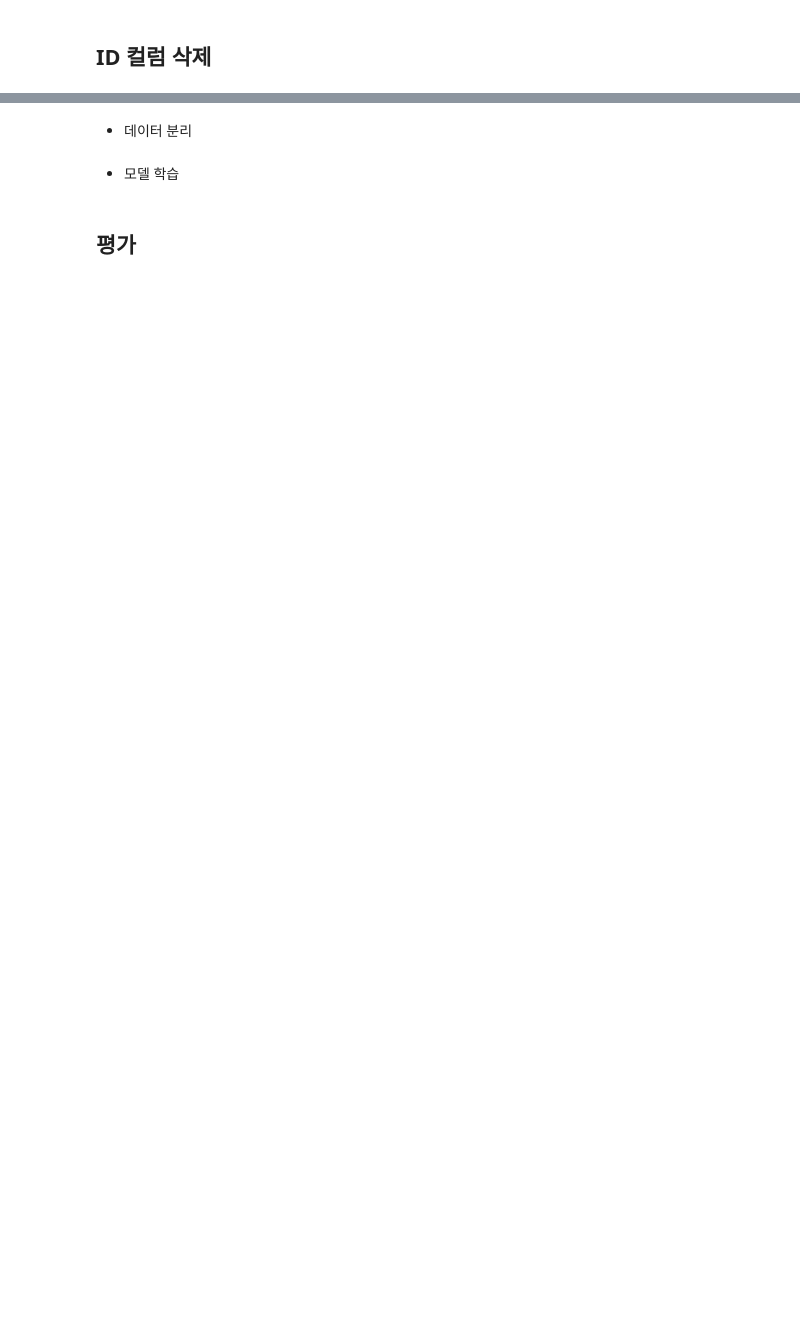
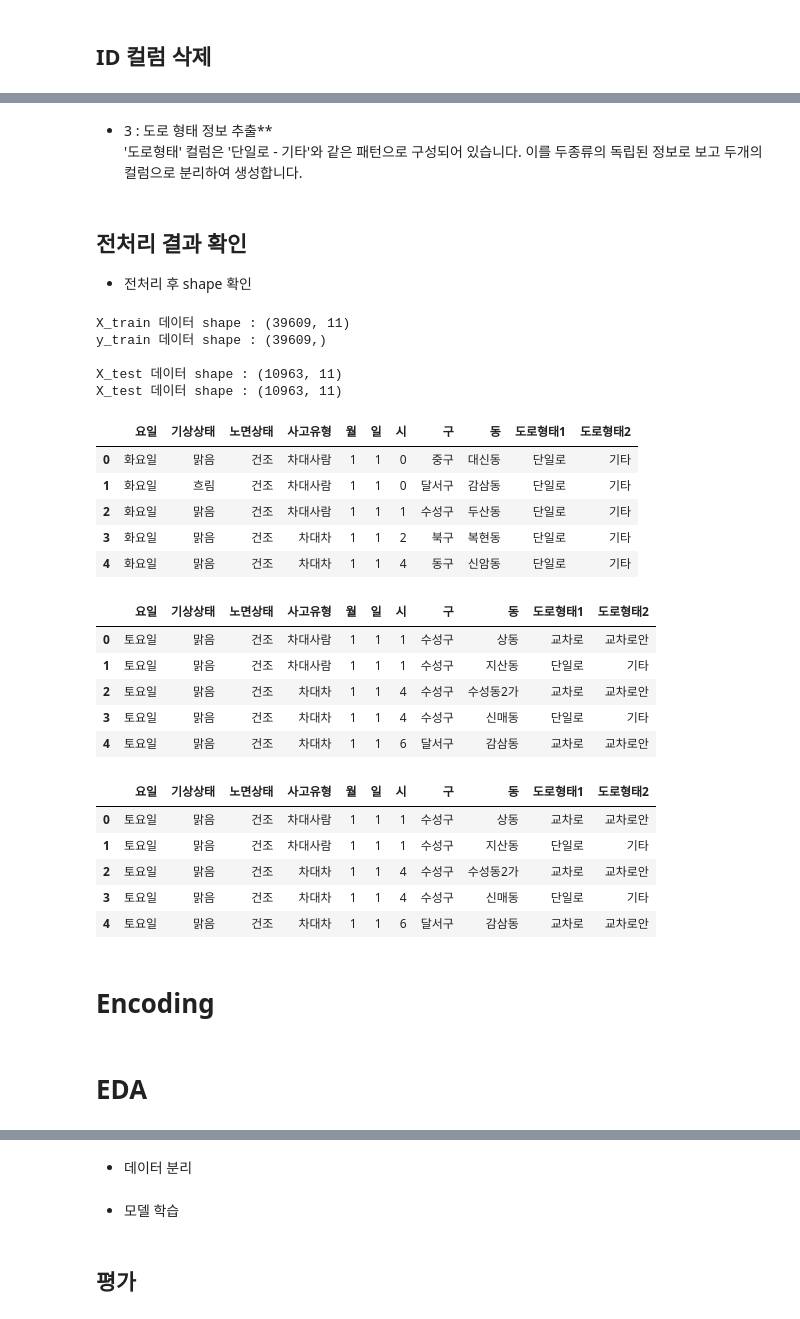
Before and after one commit to minseok1994/dacon_study, a Jupyter notebook: daegu_DEV/baseline.ipynb, the cells around one changed output, grey strips where cells are left out. Cells and saved outputs as stored; diff of their text form; code cells hidden in the pictures; blank space fills up the shorter version.

```diff
--- a/daegu_DEV/baseline.ipynb
+++ b/daegu_DEV/baseline.ipynb
@@ -402,0 +278,4 @@ print(f'X_test 데이터 shape : {X_test.shape}')
+# %%
+X_train.drop('ID', axis=1, inplace = True)
+X_test.drop('ID', axis=1, inplace = True)
+X_test_origin.drop('ID', axis=1, inplace = True)
@@ -402,0 +287,4 @@ print(f'X_test 데이터 shape : {X_test.shape}')
+# %%
+X_train = convert_to_datetime(X_train)
+X_test = convert_to_datetime(X_test)
+X_test_origin = convert_to_datetime(X_test_origin)
@@ -402,0 +295,52 @@ print(f'X_test 데이터 shape : {X_test.shape}')
+# %%
+X_train = extract_location(X_train)
+X_test = extract_location(X_test)
+X_test_origin = extract_location(X_test_origin)
+# %% [markdown]
+- 3 : 도로 형태 정보 추출**
+'도로형태' 컬럼은 '단일로 - 기타'와 같은 패턴으로 구성되어 있습니다. 이를 두종류의 독립된 정보로 보고 두개의 컬럼으로 분리하여 생성합니다.
+# %%
+X_train = split_road_type(X_train)
+X_test = split_road_type(X_test)
+X_test_origin = split_road_type(X_test_origin)
+# %% [markdown]
+## **전처리 결과 확인**
+
+- 전처리 후 shape 확인
+# %%
+print(f'X_train 데이터 shape : {X_train.shape}')
+print(f'y_train 데이터 shape : {y_train.shape}')
+print()
+print(f'X_test 데이터 shape : {X_test.shape}')
+print(f'X_test 데이터 shape : {X_test_origin.shape}')
+# %% [output]
+X_train 데이터 shape : (39609, 11)
+y_train 데이터 shape : (39609,)
+
+X_test 데이터 shape : (10963, 11)
+X_test 데이터 shape : (10963, 11)
+# %%
+display(X_train.head())
+display(X_test.head())
+display(X_test_origin.head())
+# %% [output]
+|  | 요일 | 기상상태 | 노면상태 | 사고유형 | 월 | 일 | 시 | 구 | 동 | 도로형태1 | 도로형태2 |
+| 0 | 화요일 | 맑음 | 건조 | 차대사람 | 1 | 1 | 0 | 중구 | 대신동 | 단일로 | 기타 |
+| 1 | 화요일 | 흐림 | 건조 | 차대사람 | 1 | 1 | 0 | 달서구 | 감삼동 | 단일로 | 기타 |
+| 2 | 화요일 | 맑음 | 건조 | 차대사람 | 1 | 1 | 1 | 수성구 | 두산동 | 단일로 | 기타 |
+| 3 | 화요일 | 맑음 | 건조 | 차대차 | 1 | 1 | 2 | 북구 | 복현동 | 단일로 | 기타 |
+| 4 | 화요일 | 맑음 | 건조 | 차대차 | 1 | 1 | 4 | 동구 | 신암동 | 단일로 | 기타 |
+|  | 요일 | 기상상태 | 노면상태 | 사고유형 | 월 | 일 | 시 | 구 | 동 | 도로형태1 | 도로형태2 |
+| 0 | 토요일 | 맑음 | 건조 | 차대사람 | 1 | 1 | 1 | 수성구 | 상동 | 교차로 | 교차로안 |
+| 1 | 토요일 | 맑음 | 건조 | 차대사람 | 1 | 1 | 1 | 수성구 | 지산동 | 단일로 | 기타 |
+| 2 | 토요일 | 맑음 | 건조 | 차대차 | 1 | 1 | 4 | 수성구 | 수성동2가 | 교차로 | 교차로안 |
+| 3 | 토요일 | 맑음 | 건조 | 차대차 | 1 | 1 | 4 | 수성구 | 신매동 | 단일로 | 기타 |
+| 4 | 토요일 | 맑음 | 건조 | 차대차 | 1 | 1 | 6 | 달서구 | 감삼동 | 교차로 | 교차로안 |
+|  | 요일 | 기상상태 | 노면상태 | 사고유형 | 월 | 일 | 시 | 구 | 동 | 도로형태1 | 도로형태2 |
+| 0 | 토요일 | 맑음 | 건조 | 차대사람 | 1 | 1 | 1 | 수성구 | 상동 | 교차로 | 교차로안 |
+| 1 | 토요일 | 맑음 | 건조 | 차대사람 | 1 | 1 | 1 | 수성구 | 지산동 | 단일로 | 기타 |
+| 2 | 토요일 | 맑음 | 건조 | 차대차 | 1 | 1 | 4 | 수성구 | 수성동2가 | 교차로 | 교차로안 |
+| 3 | 토요일 | 맑음 | 건조 | 차대차 | 1 | 1 | 4 | 수성구 | 신매동 | 단일로 | 기타 |
+| 4 | 토요일 | 맑음 | 건조 | 차대차 | 1 | 1 | 6 | 달서구 | 감삼동 | 교차로 | 교차로안 |
+# %% [markdown]
+# Encoding
@@ -402,0 +368,2 @@ print(f'X_test 데이터 shape : {X_test.shape}')
+# %% [markdown]
+# EDA
```
Also changed, not shown: parts of 49 cells of this notebook, 4 other files.
